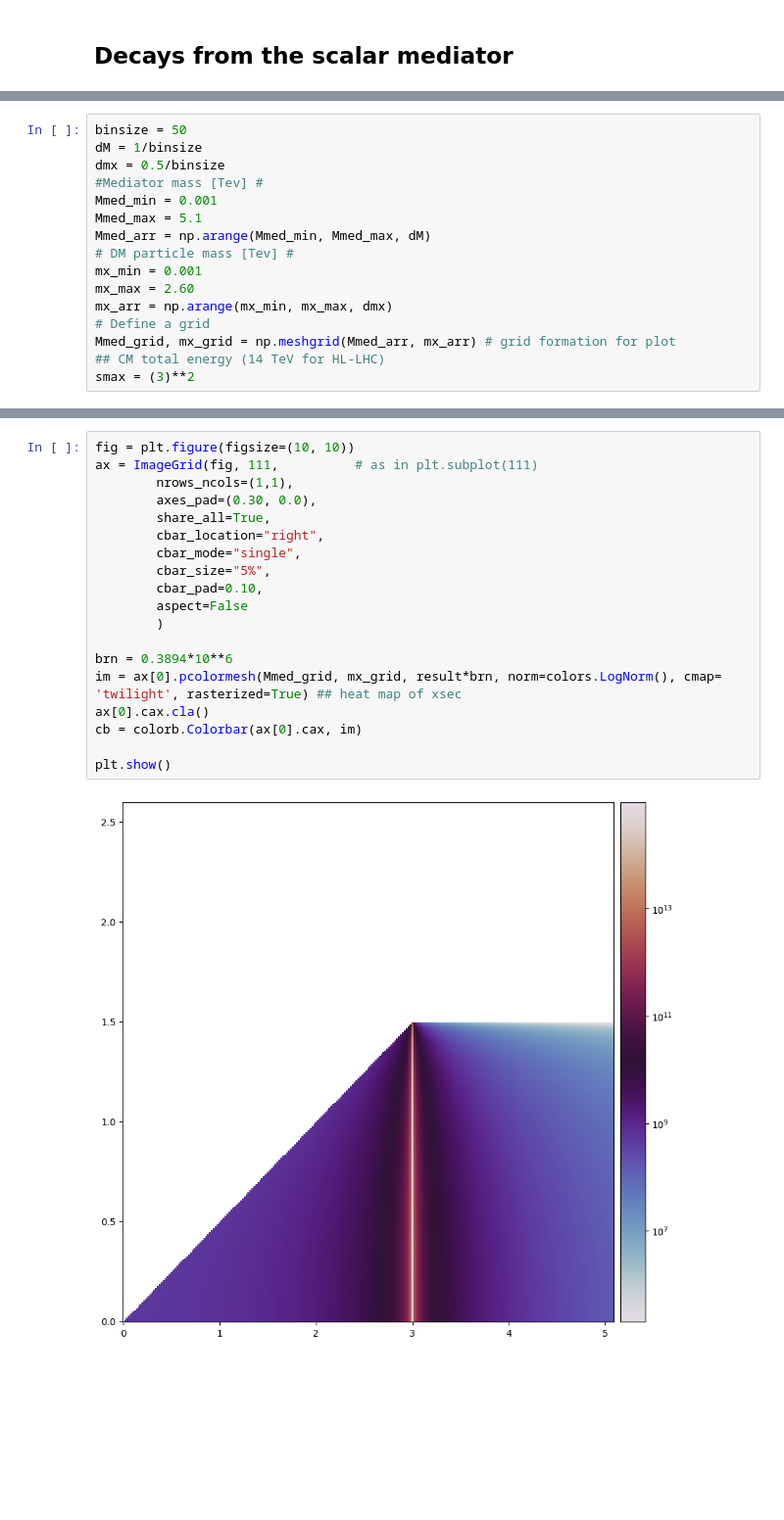
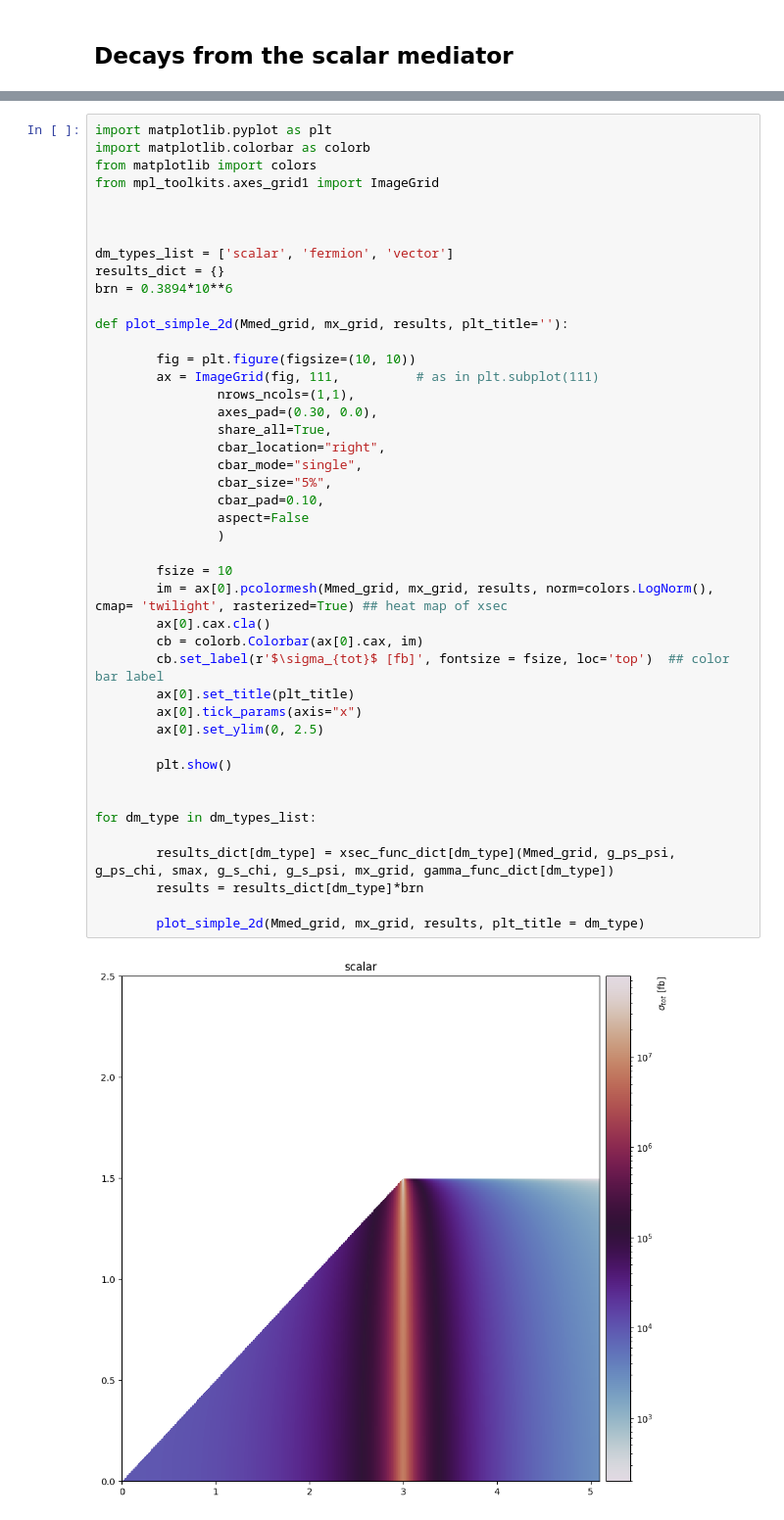
Before and after one commit to mardsouza/resonant-scalar-madg, a Jupyter notebook: notebooks/2025-08-06-ee-H-XX-schannel.ipynb, the cells around one changed output, grey strips where cells are left out. Shown at 98% size. Drawn from its saved outputs; the diff is of its cells as text; blank space fills up the shorter version.

```diff
--- a/notebooks/2025-08-06-ee-H-XX-schannel.ipynb
+++ b/notebooks/2025-08-06-ee-H-XX-schannel.ipynb
@@ -367,16 +381,0 @@ def sig0_F_SDM(s, M_med, m_f, g_s, g_sx, Gamma):
-# %%
-binsize = 50
-dM = 1/binsize
-dmx = 0.5/binsize
-#Mediator mass [Tev] #
-Mmed_min = 0.001
-Mmed_max = 5.1
-Mmed_arr = np.arange(Mmed_min, Mmed_max, dM)
-# DM particle mass [Tev] #
-mx_min = 0.001
-mx_max = 2.60
-mx_arr = np.arange(mx_min, mx_max, dmx)
-# Define a grid
-Mmed_grid, mx_grid = np.meshgrid(Mmed_arr, mx_arr) # grid formation for plot
-## CM total energy (14 TeV for HL-LHC)
-smax = (3)**2
@@ -408,21 +382,46 @@ array([[          nan, 1352.21494576, 1352.58765136, ...,  406.6137065 ,
 # %%
-fig = plt.figure(figsize=(10, 10))
-ax = ImageGrid(fig, 111,          # as in plt.subplot(111)
-        nrows_ncols=(1,1),
-        axes_pad=(0.30, 0.0),
-        share_all=True,
-        cbar_location="right",
-        cbar_mode="single",
-        cbar_size="5%",
-        cbar_pad=0.10,
-        aspect=False
-        )
+import matplotlib.pyplot as plt
+import matplotlib.colorbar as colorb
+from matplotlib import colors
+from mpl_toolkits.axes_grid1 import ImageGrid
 
+
+
+dm_types_list = ['scalar', 'fermion', 'vector']
+results_dict = {}
 brn = 0.3894*10**6
-im = ax[0].pcolormesh(Mmed_grid, mx_grid, result*brn, norm=colors.LogNorm(), cmap= 'twilight', rasterized=True) ## heat map of xsec
-ax[0].cax.cla()
-cb = colorb.Colorbar(ax[0].cax, im)
 
-plt.show()
+def plot_simple_2d(Mmed_grid, mx_grid, results, plt_title=''):
+
+        fig = plt.figure(figsize=(10, 10))
+        ax = ImageGrid(fig, 111,          # as in plt.subplot(111)
+                nrows_ncols=(1,1),
+                axes_pad=(0.30, 0.0),
+                share_all=True,
+                cbar_location="right",
+                cbar_mode="single",
+                cbar_size="5%",
+                cbar_pad=0.10,
+                aspect=False
+                )
+
+        fsize = 10
+        im = ax[0].pcolormesh(Mmed_grid, mx_grid, results, norm=colors.LogNorm(), cmap= 'twilight', rasterized=True) ## heat map of xsec
+        ax[0].cax.cla()
+        cb = colorb.Colorbar(ax[0].cax, im)
+        cb.set_label(r'$\sigma_{tot}$ [fb]', fontsize = fsize, loc='top')  ## color bar label
+        ax[0].set_title(plt_title)
+        ax[0].tick_params(axis="x")
+        ax[0].set_ylim(0, 2.5)
+
+        plt.show()
+
+
+for dm_type in dm_types_list:
+
+        results_dict[dm_type] = xsec_func_dict[dm_type](Mmed_grid, g_ps_psi, g_ps_chi, smax, g_s_chi, g_s_psi, mx_grid, gamma_func_dict[dm_type])
+        results = results_dict[dm_type]*brn
+
+        plot_simple_2d(Mmed_grid, mx_grid, results, plt_title = dm_type)
 # %% [output]
-[figure, old version]
+[figure, new version]
```
Also changed, not shown: parts of 13 cells of this notebook, 2 other files.
